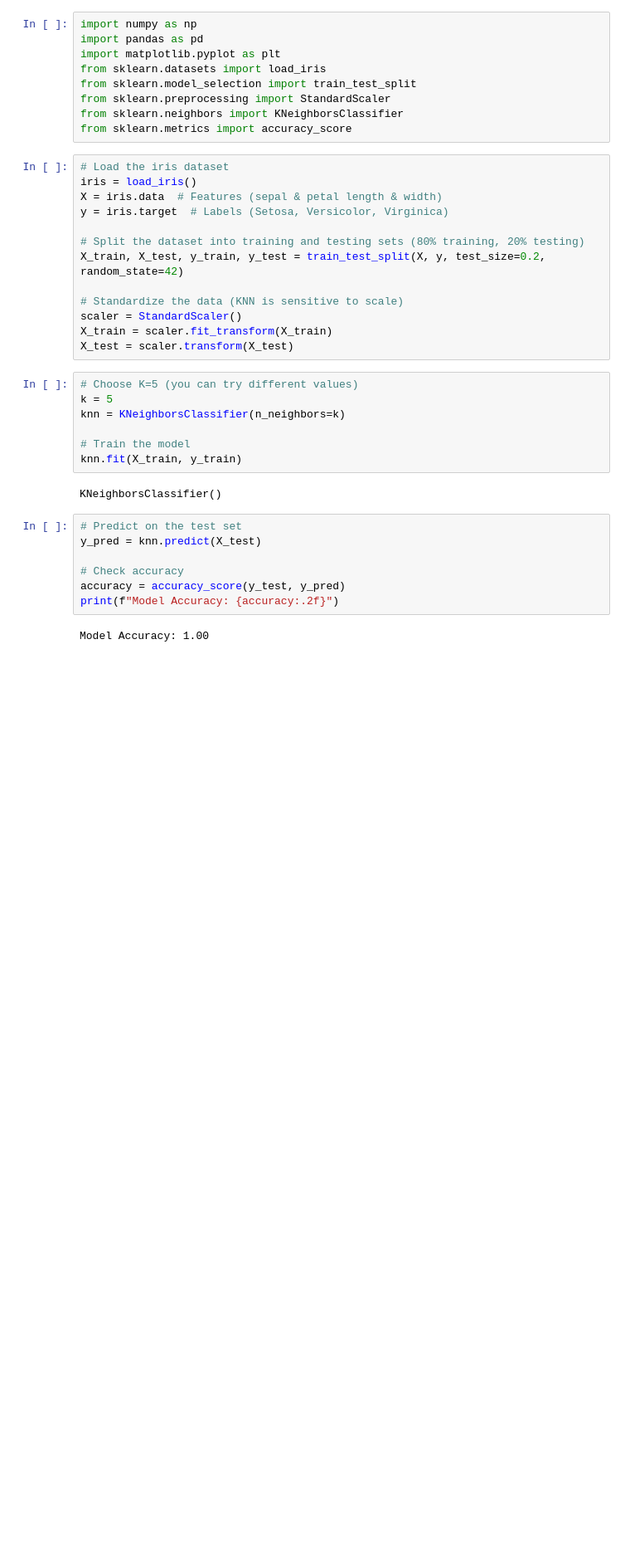
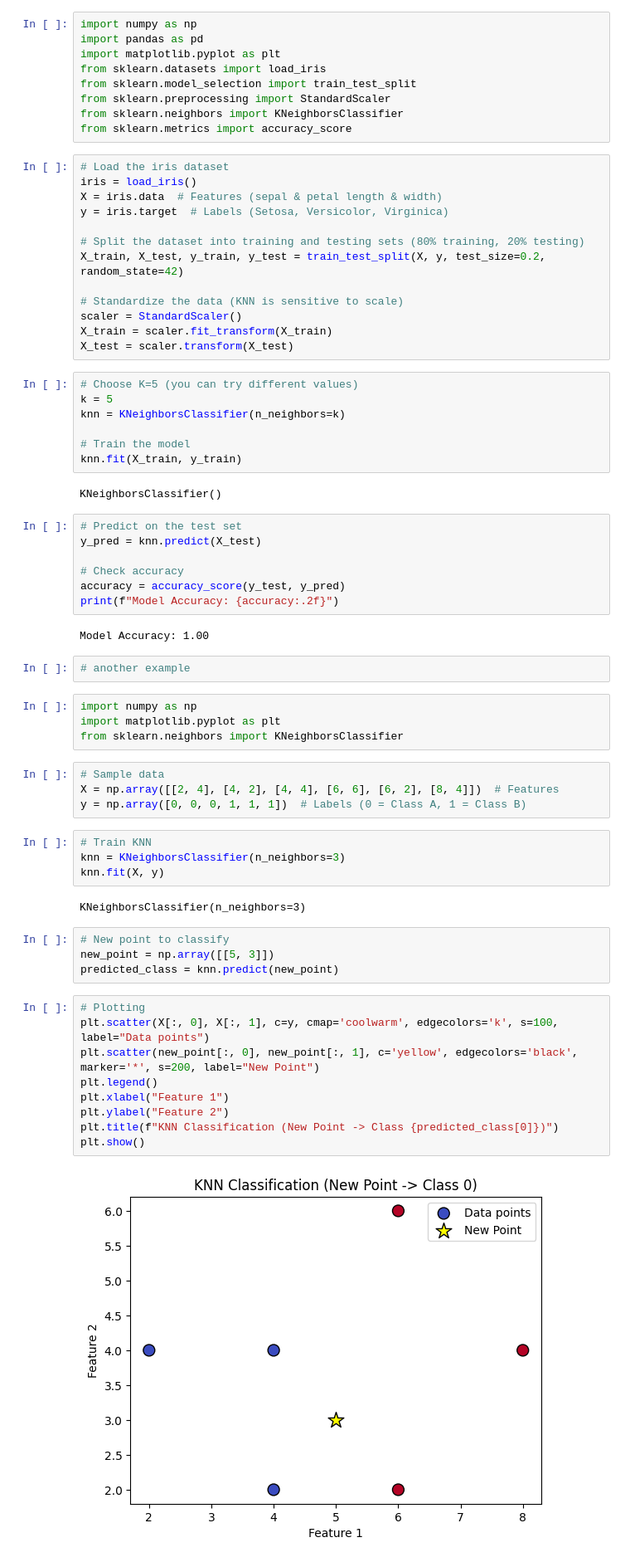
Before and after one commit to PratikshaShelke24/data-science, a Jupyter notebook: unsuperviesd.ipynb, the cells around one changed output. Shown at 83% size. Drawn from its saved outputs; the diff is of its cells as text; blank space fills up the shorter version.

```diff
--- a/unsuperviesd.ipynb
+++ b/unsuperviesd.ipynb
@@ -86,3 +42,34 @@ accuracy = accuracy_score(y_test, y_pred)
 print(f"Model Accuracy: {accuracy:.2f}")
 # %% [output]
 Model Accuracy: 1.00
+# %%
+# another example
+# %%
+import numpy as np
+import matplotlib.pyplot as plt
+from sklearn.neighbors import KNeighborsClassifier
+# %%
+# Sample data
+X = np.array([[2, 4], [4, 2], [4, 4], [6, 6], [6, 2], [8, 4]])  # Features
+y = np.array([0, 0, 0, 1, 1, 1])  # Labels (0 = Class A, 1 = Class B)
+# %%
+# Train KNN
+knn = KNeighborsClassifier(n_neighbors=3)
+knn.fit(X, y)
+# %% [output]
+KNeighborsClassifier(n_neighbors=3)
+# %%
+# New point to classify
+new_point = np.array([[5, 3]])
+predicted_class = knn.predict(new_point)
+# %%
+# Plotting
+plt.scatter(X[:, 0], X[:, 1], c=y, cmap='coolwarm', edgecolors='k', s=100, label="Data points")
+plt.scatter(new_point[:, 0], new_point[:, 1], c='yellow', edgecolors='black', marker='*', s=200, label="New Point")
+plt.legend()
+plt.xlabel("Feature 1")
+plt.ylabel("Feature 2")
+plt.title(f"KNN Classification (New Point -> Class {predicted_class[0]})")
+plt.show()
+# %% [output]
+[figure, added]
```
Also changed, not shown: parts of 2 cells of this notebook.
